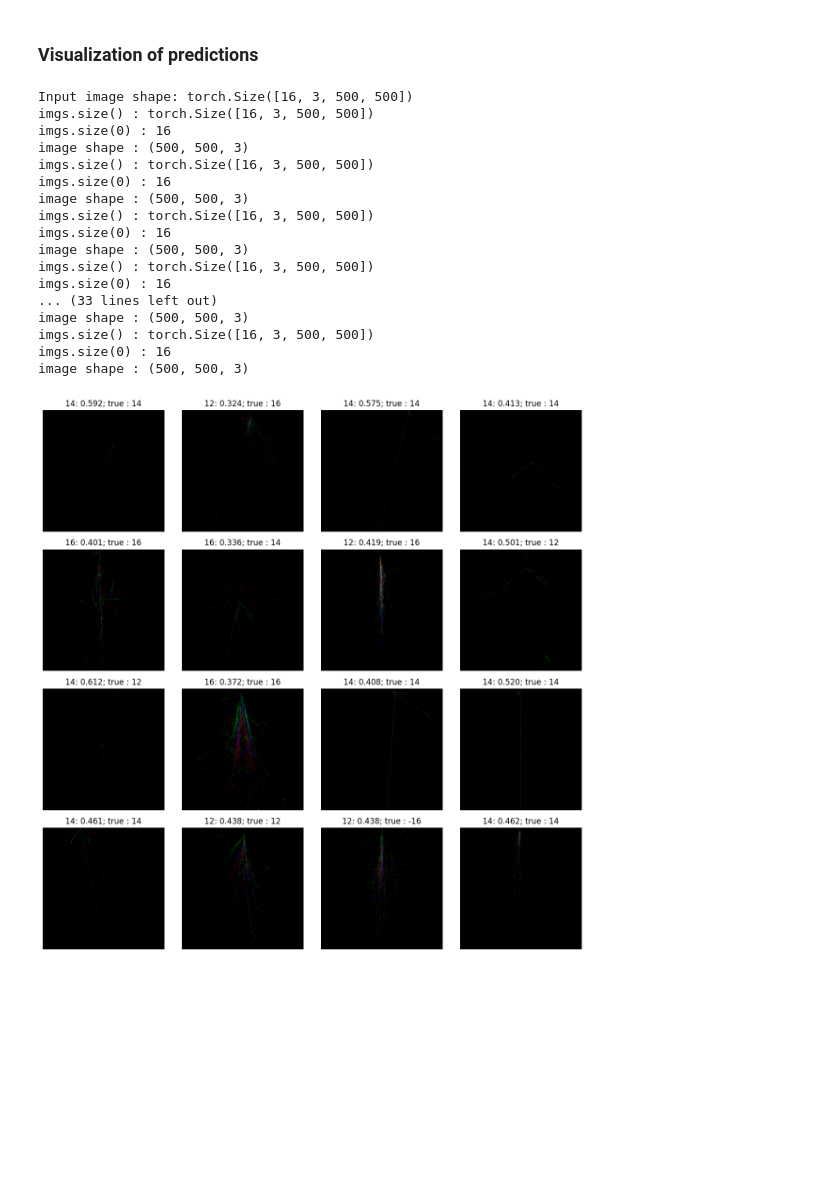
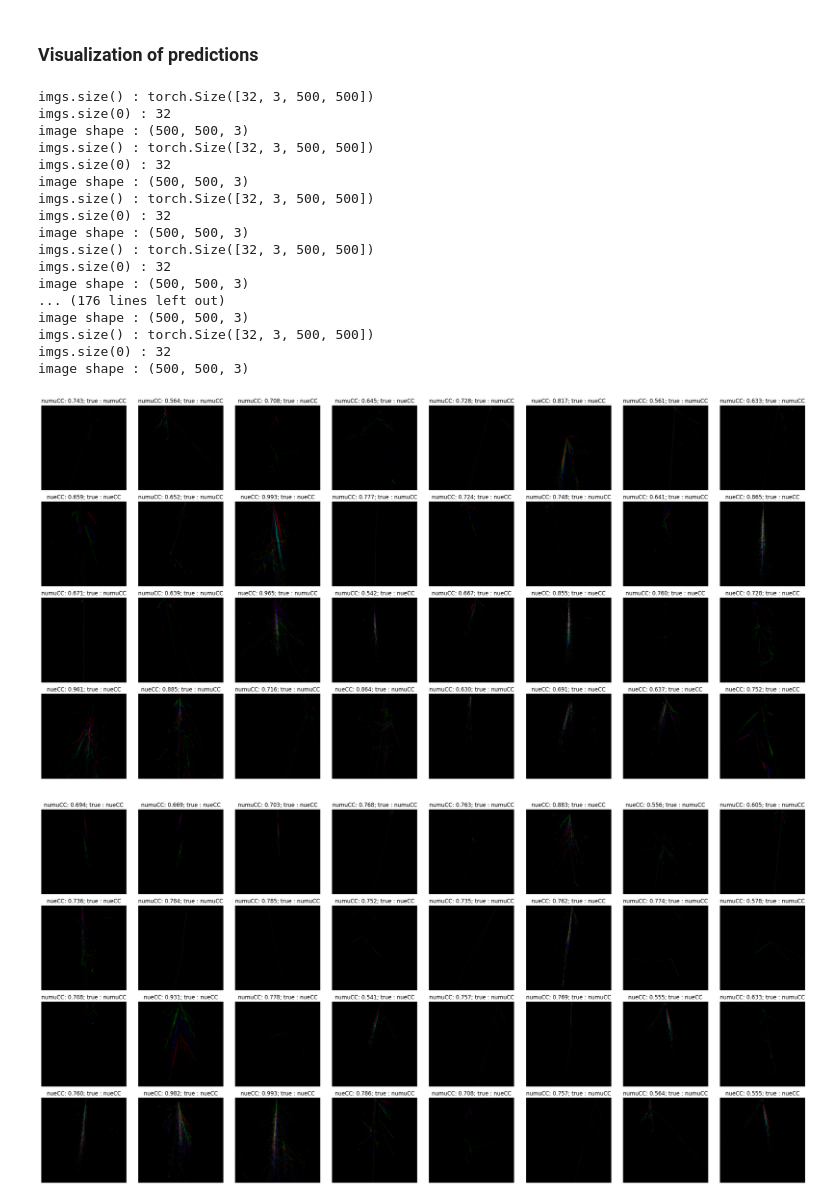
Before and after one commit to fanrado/dinov2ForLArTPC, a Jupyter notebook: notebooks/linear_classification_dinov2.ipynb, the cells around one changed output. Cells and saved outputs as stored; diff of their text form; code cells hidden in the pictures; blank space fills up the shorter version.

```diff
--- a/notebooks/linear_classification_dinov2.ipynb
+++ b/notebooks/linear_classification_dinov2.ipynb
@@ -126,13 +126,14 @@ BACKBONE = 'dinov2'
 model_configurator = {
     'dinov2': {
         'backbone_name': 'dinov2',
-        'arch' : 'large',
+        # 'arch' : 'large', # Rado's training
+        'arch': 'base', # Nitish's training
         'use_nblocks' : 1,
         'use_avgpool': True,
     }
 }
 IMG_SIZE = 500 #168
-BATCH_SIZE = 16 #8
+BATCH_SIZE = 32 #8
 NUM_WORKERS = 0
 PATCH_SIZE = 25 #56
 # %%
@@ -152,7 +153,8 @@ if BACKBONE=='dinov2':
     for p in backbone_model.parameters():
         p.requires_grad = False
     backbone_model.eval()
-    pth_model = torch.load('../out_cvn_memlite_batchpergpu_16/model_final.rank_0.pth')
+    # pth_model = torch.load('../out_cvn_memlite_batchpergpu_16/model_final.rank_0.pth')
+    pth_model = torch.load('/nfs/data/1/nitish/dino_output/cvn_properrun_1gpu/model_final.rank_0.pth')
     backbone_model.load_state_dict(pth_model, strict=False)
     feature_model = ModelWithIntermediateLayers(backbone_model, n_last_blocks=model_config['use_nblocks'])
     embed_dim = backbone_model.embed_dim * (model_config['use_nblocks'] + int(model_config['use_avgpool']))
@@ -195,7 +197,7 @@ class LinearClassifier(nn.Module):
             output = create_linear_input(input, self.use_nblocks, self.use_avgpool)
             return self.linear(output)
 
-linear_classifier = LinearClassifier(embed_dim, model_config, num_classes=6) # nu and nubar
+linear_classifier = LinearClassifier(embed_dim, model_config, num_classes=3) # nu and nubar in the same class. No nutau
 linear_classifier = linear_classifier.to(device)
 # %%
 linear_classifier
@@ -551,24 +553,30 @@ def visualize_model(feature_model, linear_classifier, images, rows=2, cols=4, tr
 
     linear_classifier.train(mode=was_training)
 # %%
-imgs, true_classes = next(iter(dataloaders['test']))
-visualize_model(feature_model=feature_model, linear_classifier=linear_classifier, images=imgs, true_classes=true_classes, rows=4, cols=4)
+i = 0
+for (imgs, true_classes) in dataloaders['test']:
+    if i==2:
+        break
+    # imgs, true_classes = next(iter(dataloaders['test']))
+    visualize_model(feature_model=feature_model, linear_classifier=linear_classifier, images=imgs, true_classes=true_classes, rows=4, cols=8)
+    i += 1
 # %% [output]
-Input image shape: torch.Size([16, 3, 500, 500])
-imgs.size() : torch.Size([16, 3, 500, 500])
-imgs.size(0) : 16
+imgs.size() : torch.Size([32, 3, 500, 500])
+imgs.size(0) : 32
 image shape : (500, 500, 3)
-imgs.size() : torch.Size([16, 3, 500, 500])
-imgs.size(0) : 16
+imgs.size() : torch.Size([32, 3, 500, 500])
+imgs.size(0) : 32
 image shape : (500, 500, 3)
-imgs.size() : torch.Size([16, 3, 500, 500])
-imgs.size(0) : 16
+imgs.size() : torch.Size([32, 3, 500, 500])
+imgs.size(0) : 32
 image shape : (500, 500, 3)
-imgs.size() : torch.Size([16, 3, 500, 500])
-imgs.size(0) : 16
-... (33 lines left out)
+imgs.size() : torch.Size([32, 3, 500, 500])
+imgs.size(0) : 32
 image shape : (500, 500, 3)
-imgs.size() : torch.Size([16, 3, 500, 500])
-imgs.size(0) : 16
+... (176 lines left out)
 image shape : (500, 500, 3)
+imgs.size() : torch.Size([32, 3, 500, 500])
+imgs.size(0) : 32
+image shape : (500, 500, 3)
-[figure, old version]
+[figure, new version]
+[figure, added]
```
Also changed, not shown: parts of 11 cells of this notebook.
